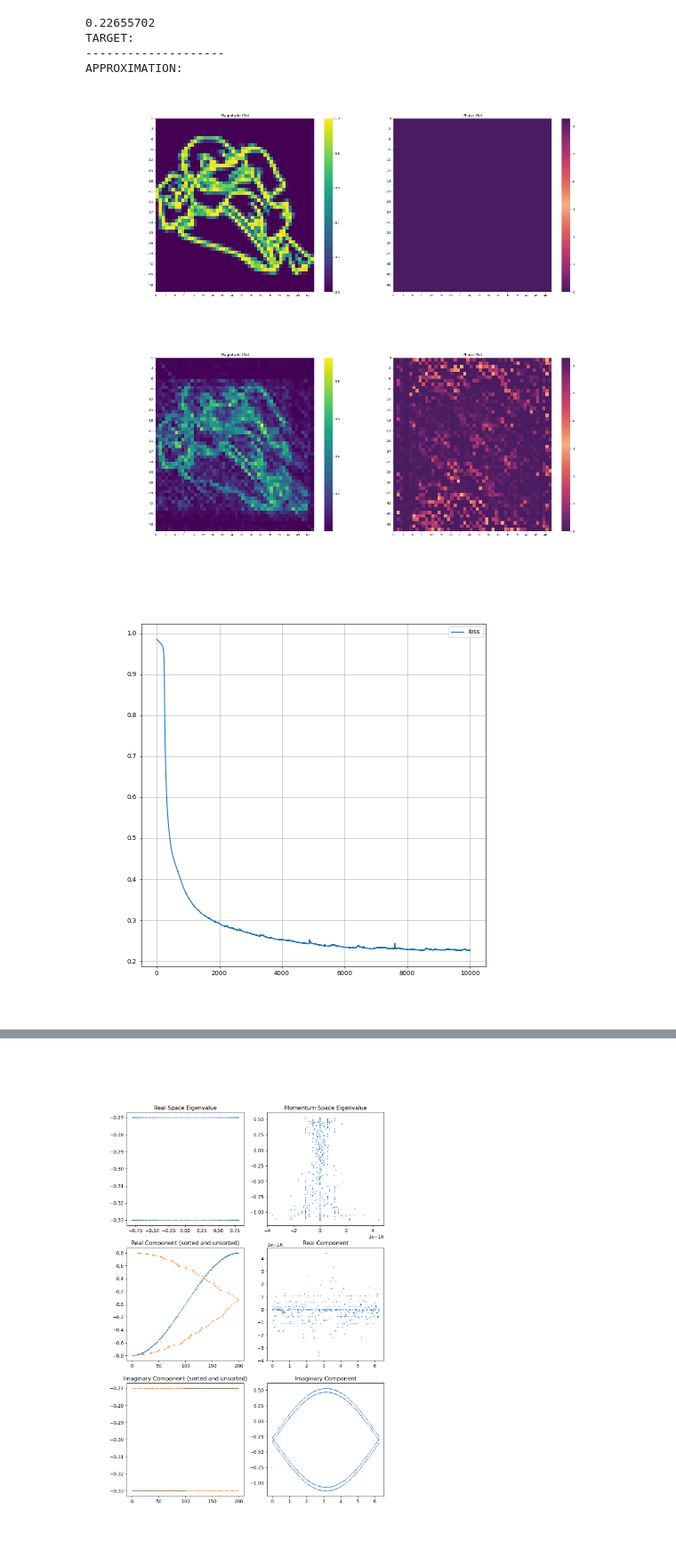
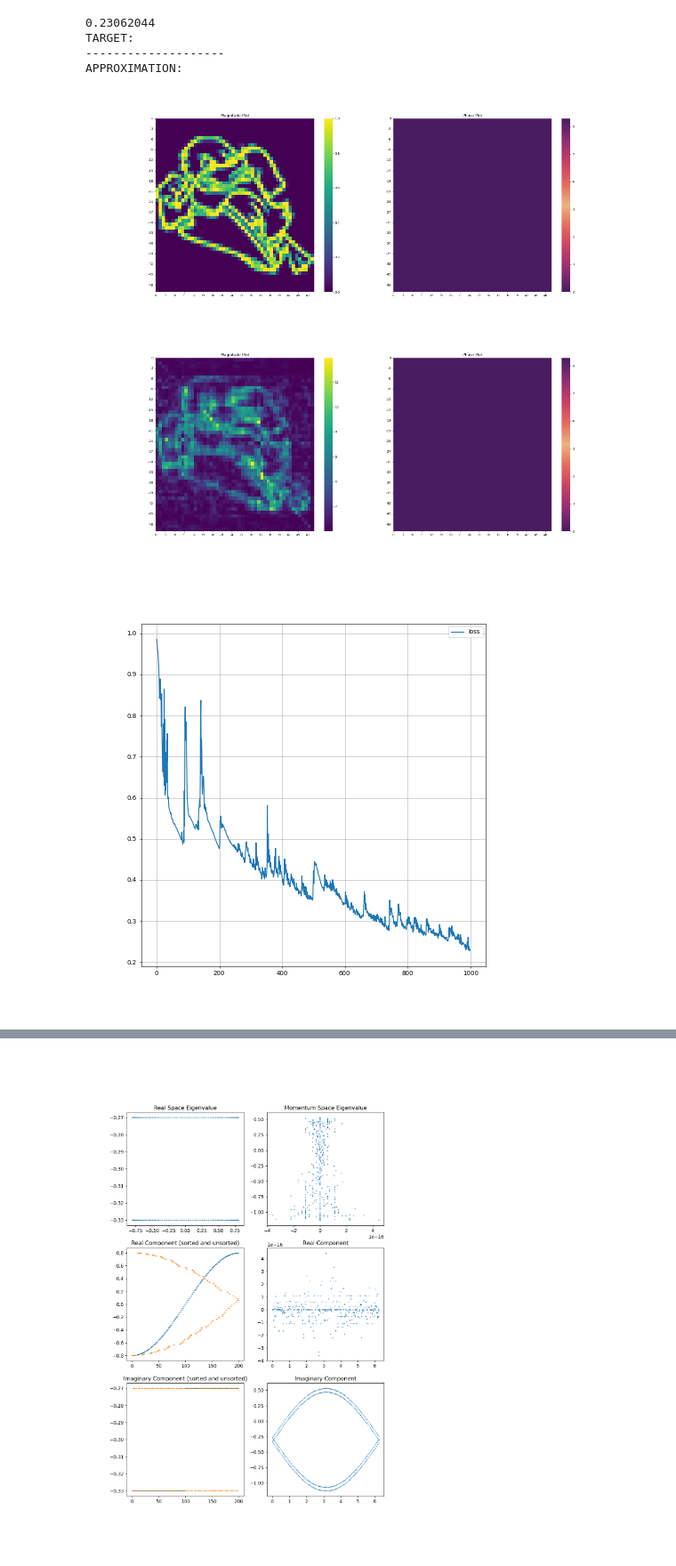
Before and after one commit to w41g87/jsi, a Jupyter notebook: jsi_run.ipynb, the cells around one changed output, grey strips where cells are left out. Shown at 89% size. Saved outputs shown, nothing was run; the diff lists cells and outputs as text; code cells hidden in the pictures.

```diff
--- a/jsi_run.ipynb
+++ b/jsi_run.ipynb
@@ -147,7 +121,7 @@ duck = np.asarray(imageio.imread('./duck_pix.png'))[:, :, 3] / 255
 nodes = 50
 # padding = 50 #0.06560147
 # padding = 5 # 0.14005375
-padding = 0 # 0.21368206
+padding = 50 # 0.21368206
 # target = np.random.uniform(0, 1, (nodes, nodes)) #* np.exp(2j * np.pi * np.random.uniform(0, 1, (nodes, nodes))))
 # target = np.abs(np.random.normal(0, 1, (nodes, nodes)))
 # target = jsi.jsi(nodes, js, phis, js_nh, phis_nh, g, y_0, y_ex, 0, 0, 0, 0)
@@ -159,34 +133,34 @@ input = {
         'n_rings': 3,
         'target' : target,
         'orth_itr' : 5
         }
-pred, loss, output = jsi.jsi_backprop(input, EPOCHS=1e4, lr=1e-4)#3e-5)
+pred, loss, output = jsi.jsi_backprop(input, EPOCHS=1e3, lr=1e-2)#3e-5)
 # print(pred)
 print(loss[-1])
 # print(output)
 try:
     plt.close(fig1)
     plt.close(fig2)
     plt.close(fig3)
 except:
     pass
 
 print("TARGET: ")
 print("--------------------")
 fig1 = jsi.pltSect(target, 0, 0, nodes, nodes)
 print("APPROXIMATION: ")
 fig2 = jsi.pltSect(output, 0, 0, nodes, nodes)
 # fig2 = jsi.data2HM(pred)
 
 fig3, ax = plt.subplots(nrows=1, ncols=1, figsize=(10, 10), dpi=50)
 ax.plot(range(len(loss)), loss, label='loss')
 ax.legend(loc='best')
 ax.grid()
 # %% [output]
-0.22655702
+0.23062044
 TARGET:
 --------------------
 APPROXIMATION:
 [figure]
-[figure, old version]
+[figure, new version]
-[figure, old version]
+[figure, new version]
```
Also changed, not shown: parts of 6 cells of this notebook, 3 other files.
